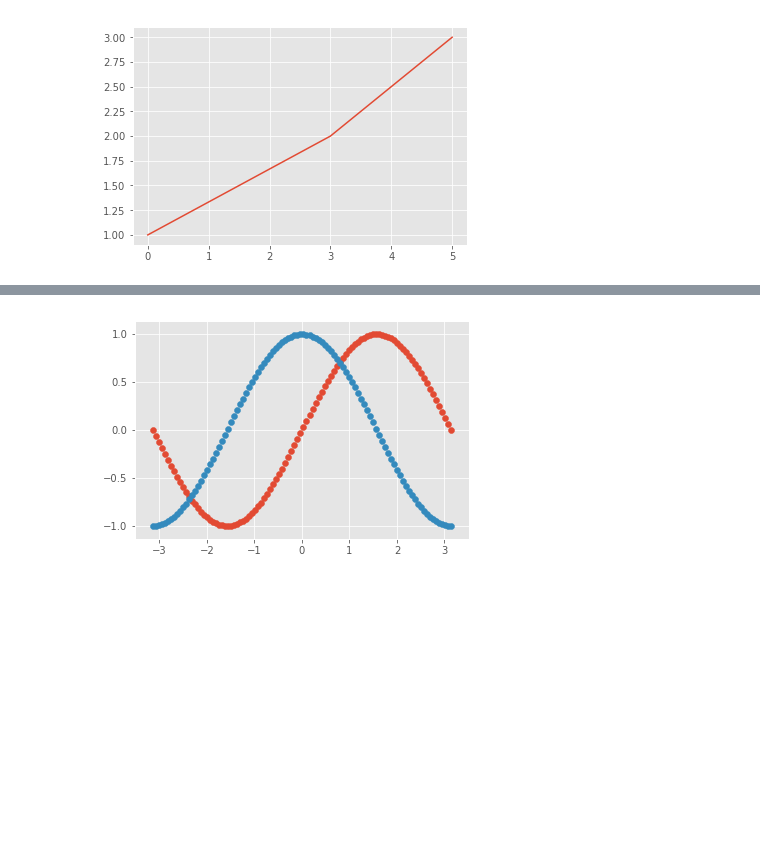
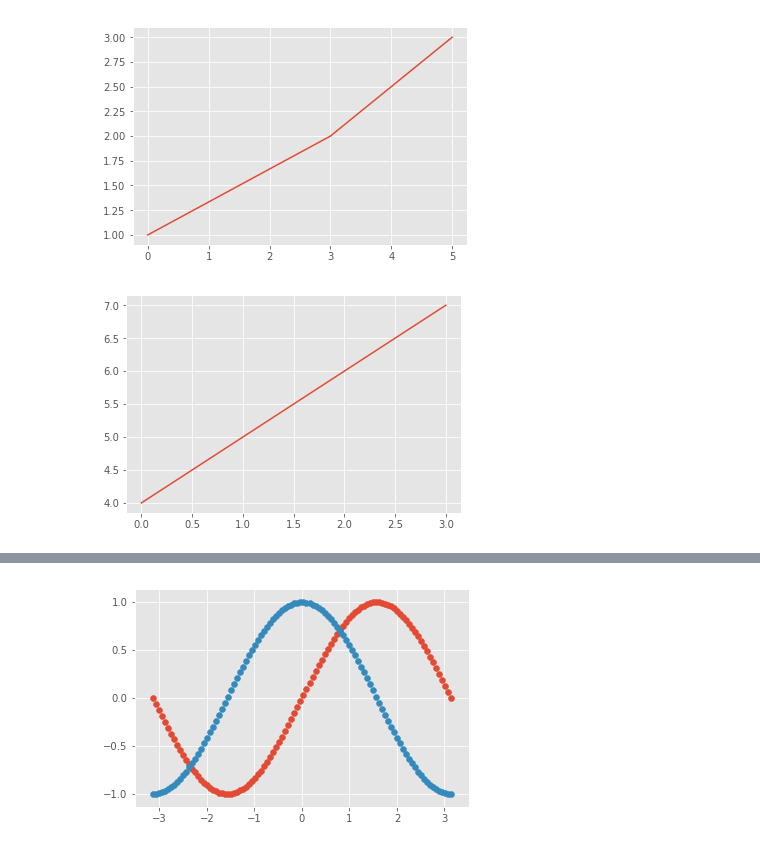
Before and after one commit to nacho328/master-data-science-nacho, a Jupyter notebook: trabajos_jupiter/ejercicio_clase_Phyton/01-numpy_pandas_introduction_blank.ipynb, the cells around one changed output, grey strips where cells are left out. Drawn from its saved outputs; the diff is of its cells as text; code cells hidden in the pictures; blank space fills up the shorter version.

```diff
--- a/trabajos_jupiter/ejercicio_clase_Phyton/01-numpy_pandas_introduction_blank.ipynb
+++ b/trabajos_jupiter/ejercicio_clase_Phyton/01-numpy_pandas_introduction_blank.ipynb
@@ -64,4 +64,9 @@ plt.plot ([0,3,5],[1,2,3])
 plt.show()
 # %% [output]
 [figure]
+# %%
+plt.plot ([0,1,2,3], [4,5,6,7])
+plt.show()
+# %% [output]
+[figure, added]
 # %%
```
Also changed, not shown: parts of 22 cells of this notebook.
